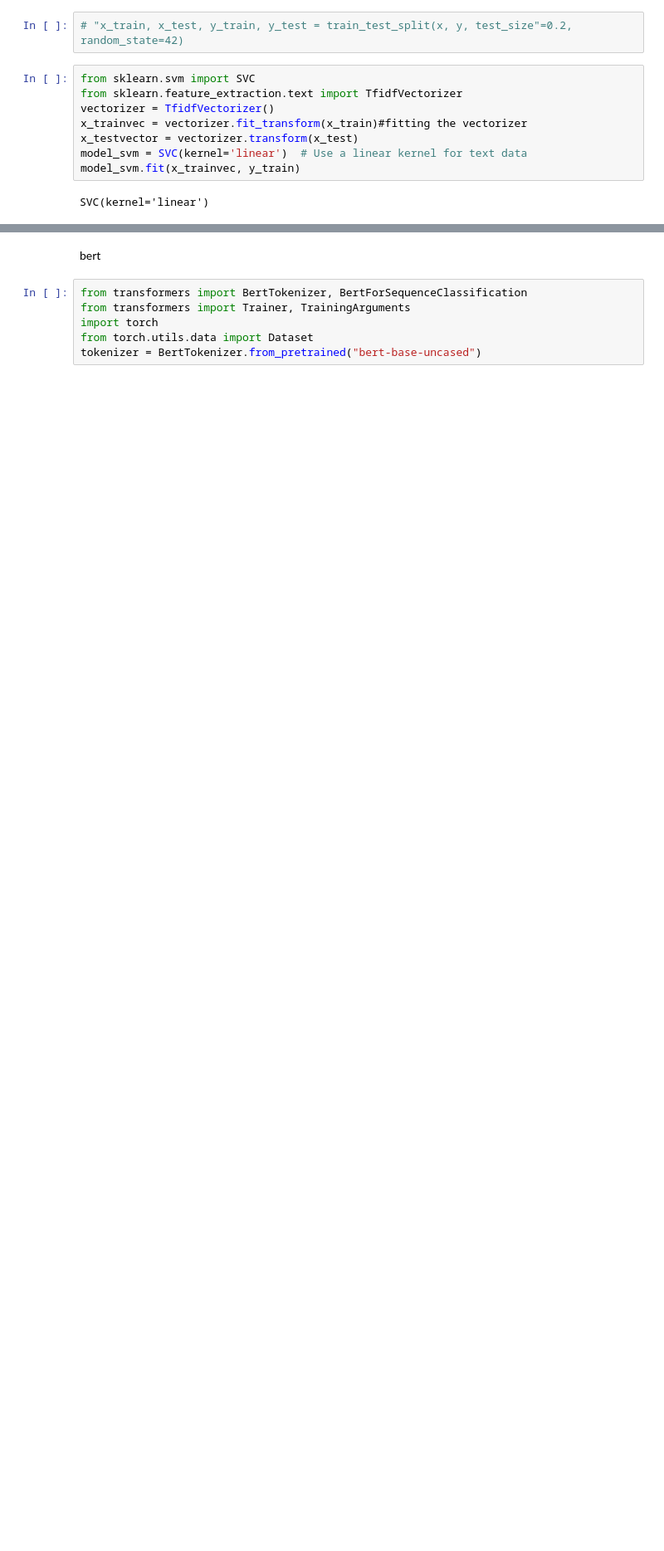
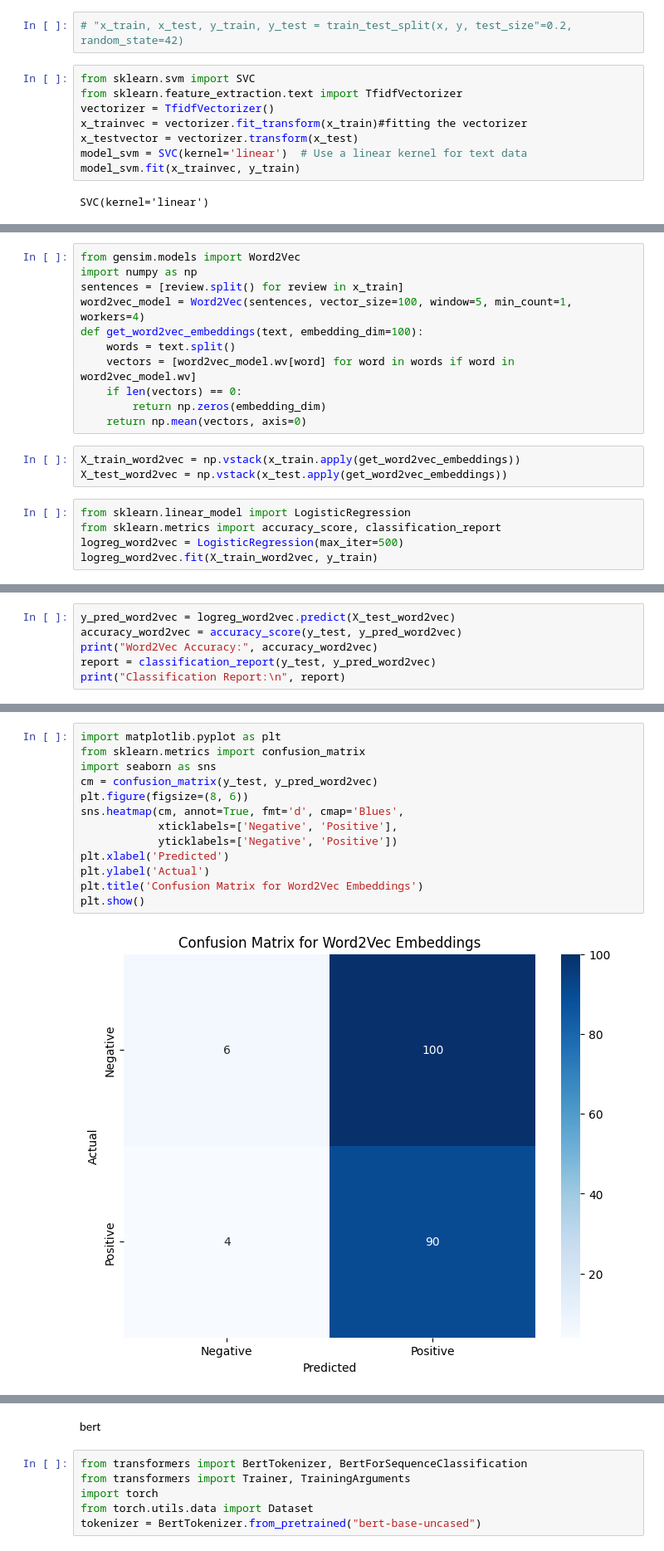
Before and after one commit to MathalinAK/NLP, a Jupyter notebook: food_review.ipynb, the cells around one changed output, grey strips where cells are left out. Shown: that part at 83% size. Drawn from its saved outputs; the diff is of its cells as text; blank space fills up the shorter version.

```diff
--- a/food_review.ipynb
+++ b/food_review.ipynb
@@ -526,0 +475,19 @@ Counter({0: 404, 1: 396})
+# %%
+from gensim.models import Word2Vec
+import numpy as np
+sentences = [review.split() for review in x_train]
+word2vec_model = Word2Vec(sentences, vector_size=100, window=5, min_count=1, workers=4)
+def get_word2vec_embeddings(text, embedding_dim=100):
+    words = text.split()
+    vectors = [word2vec_model.wv[word] for word in words if word in word2vec_model.wv]
+    if len(vectors) == 0:
+        return np.zeros(embedding_dim)
+    return np.mean(vectors, axis=0)
+# %%
+X_train_word2vec = np.vstack(x_train.apply(get_word2vec_embeddings))
+X_test_word2vec = np.vstack(x_test.apply(get_word2vec_embeddings))
+# %%
+from sklearn.linear_model import LogisticRegression
+from sklearn.metrics import accuracy_score, classification_report
+logreg_word2vec = LogisticRegression(max_iter=500)
+logreg_word2vec.fit(X_train_word2vec, y_train)
@@ -526,0 +496,6 @@ Counter({0: 404, 1: 396})
+# %%
+y_pred_word2vec = logreg_word2vec.predict(X_test_word2vec)
+accuracy_word2vec = accuracy_score(y_test, y_pred_word2vec)
+print("Word2Vec Accuracy:", accuracy_word2vec)
+report = classification_report(y_test, y_pred_word2vec)
+print("Classification Report:\n", report)
@@ -526,0 +513,15 @@ Counter({0: 404, 1: 396})
+# %%
+import matplotlib.pyplot as plt
+from sklearn.metrics import confusion_matrix
+import seaborn as sns
+cm = confusion_matrix(y_test, y_pred_word2vec)
+plt.figure(figsize=(8, 6))
+sns.heatmap(cm, annot=True, fmt='d', cmap='Blues',
+            xticklabels=['Negative', 'Positive'],
+            yticklabels=['Negative', 'Positive'])
+plt.xlabel('Predicted')
+plt.ylabel('Actual')
+plt.title('Confusion Matrix for Word2Vec Embeddings')
+plt.show()
+# %% [output]
+[figure, added]
```
Also changed, not shown: parts of 31 cells of this notebook.
